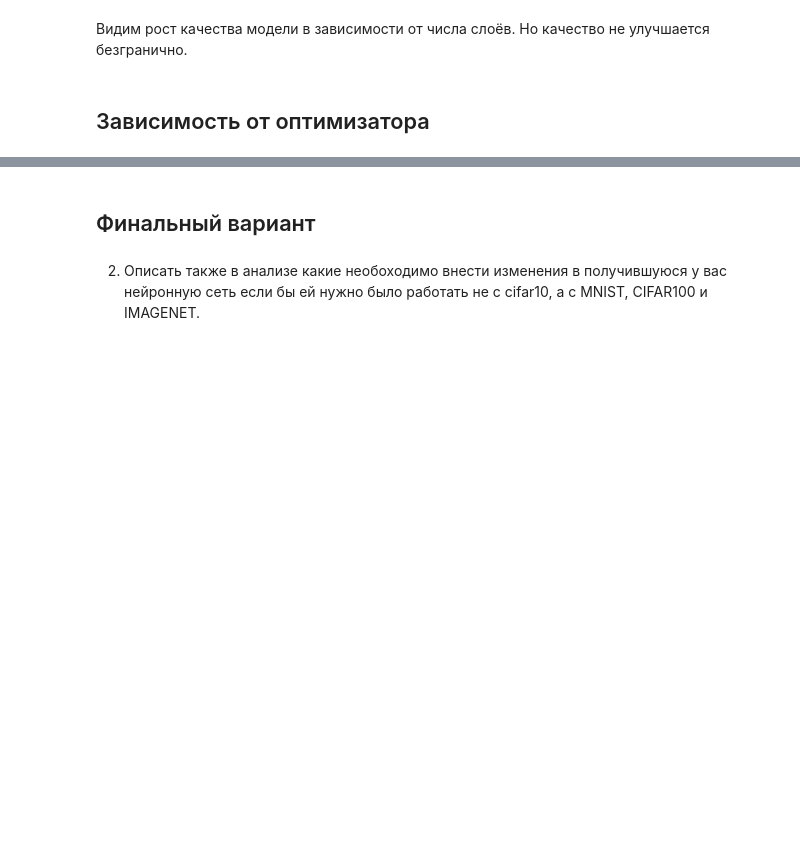
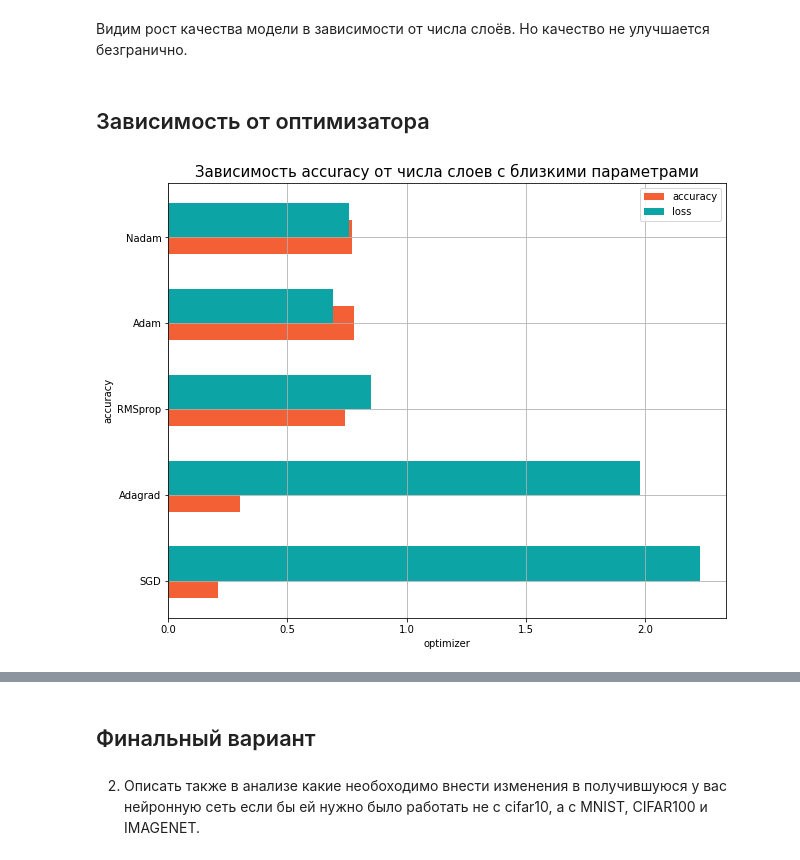
Before and after one commit to nedokormysh/GB_intro_NN, a Jupyter notebook: GB_NN_intro_hw_4.ipynb, the cells around one changed output, grey strips where cells are left out. Saved outputs shown, nothing was run; the diff lists cells and outputs as text; code cells hidden in the pictures; blank space fills up the shorter version.

```diff
--- a/GB_NN_intro_hw_4.ipynb
+++ b/GB_NN_intro_hw_4.ipynb
@@ -306,5 +308,5 @@ for optim in optimizers:
         optimizer=optim(learning_rate=0.001),
     )
 
-    result_dict_acc[f'accuracy_{optim}_layers'] = model_2_5.history.history['val_accuracy']
-    result_dict_loss[f'loss_{optim}_layers'] = model_2_5.history.history['val_loss']
+    result_dict_acc[f'accuracy_{optim}'] = model_2_5.history.history['val_accuracy']
+    result_dict_loss[f'loss_{optim}'] = model_2_5.history.history['val_loss']
@@ -311,15 +315,19 @@ for optim in optimizers:
 # %%
-res_acc = [result_dict_acc[optim]['accuracy'][60] for optim in result_dict_acc]
-res_loss = [result_dict_loss[optim]['val_accuracy'][19] for optim in result_dict_loss]
+optmzs = ['SGD', 'Adagrad', 'RMSprop', 'Adam', 'Nadam']
+
+res_acc = [round(result_dict_acc[optim][79], 2) for optim in result_dict_acc]
+res_loss = [round(result_dict_loss[optim][79], 2) for optim in result_dict_loss]
 
 plt.figure(figsize=(10, 8))
 
-plt.barh(optimizers, res_acc, label='test', color='#F46036', height=0.4)
-plt.barh(optimizers, res_loss, label='train', color='#0CA4A5', height=0.4, align='edge')
+plt.barh(optmzs, res_acc, label='accuracy', color='#F46036', height=0.4)
+plt.barh(optmzs, res_loss, label='loss', color='#0CA4A5', height=0.4, align='edge')
 
 plt.title('Зависимость accuracy от числа слоев с близкими параметрами', size=15)
 plt.grid()
 plt.xlabel('optimizer')
 plt.ylabel('accuracy')
 plt.legend()
 plt.show()
+# %% [output]
+[figure, added]
```
Also changed, not shown: parts of 6 cells of this notebook.
